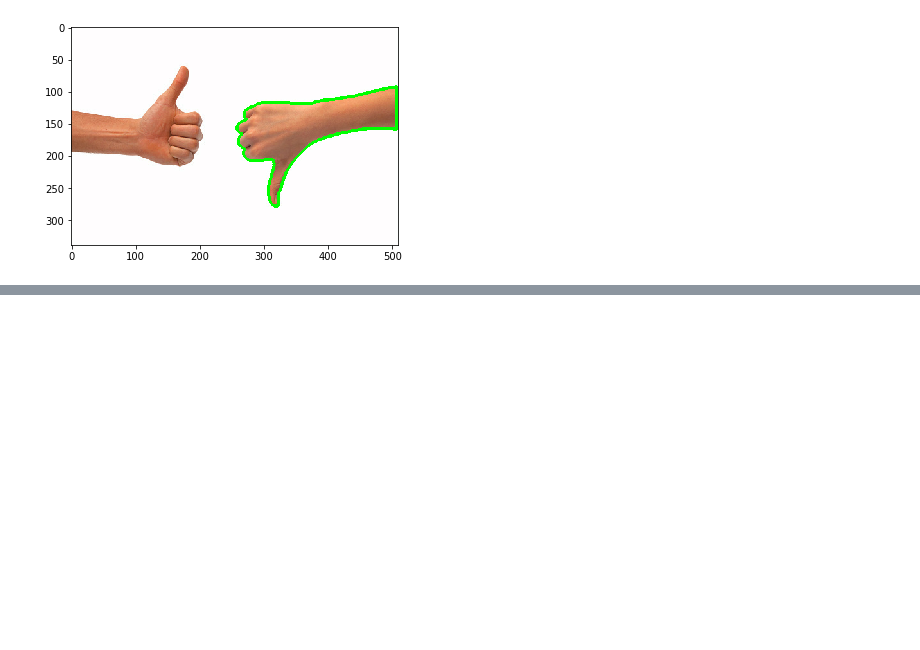
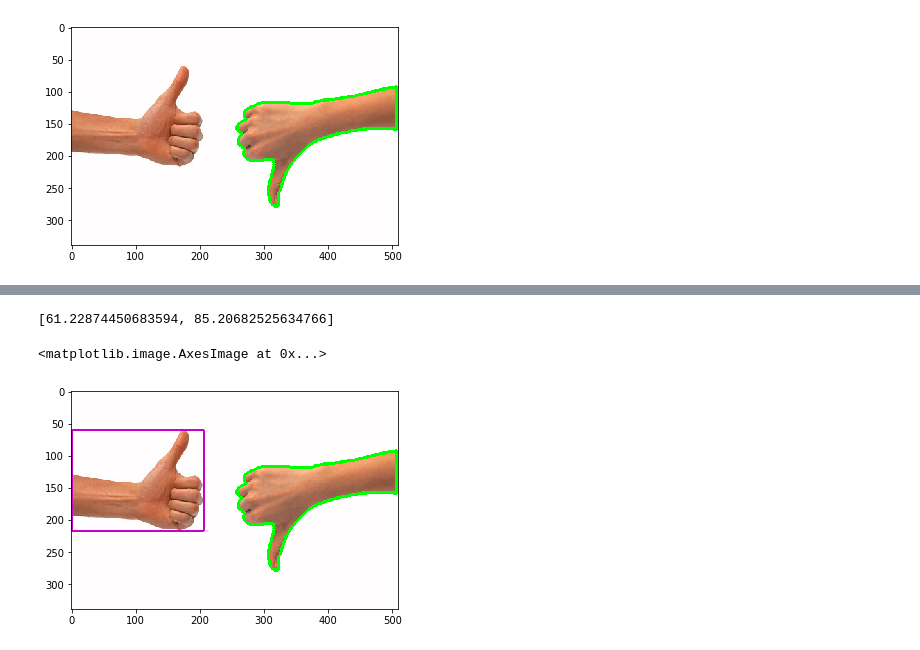
Before and after one commit to jsjaskaran/mllearn, a Jupyter notebook: Contours - Exercise.ipynb, the cells around one changed output, grey strips where cells are left out. Cells and saved outputs as stored; diff of their text form; code cells hidden in the pictures; blank space fills up the shorter version.

Commit message:
updated contours exercise

```diff
--- a/Contours - Exercise.ipynb
+++ b/Contours - Exercise.ipynb
@@ -103,0 +131,17 @@ plt.imshow(contour_image)
+# %%
+orientations(contours)
+# %% [output]
+[61.22874450683594, 85.20682525634766]
+# %%
+selected_contour = contours[1]
+# %%
+# Find the bounding rectangle of a selected contour
+x,y,w,h = cv2.boundingRect(selected_contour)
+# %%
+# Draw the bounding rectangle as a purple box
+box_image = cv2.rectangle(contour_image, (x,y), (x+w,y+h), (200,0,200),2)
+# %%
+plt.imshow(box_image)
+# %% [output]
+<matplotlib.image.AxesImage at 0x...>
+[figure, added]
```
Also changed, not shown: parts of 4 cells of this notebook.
